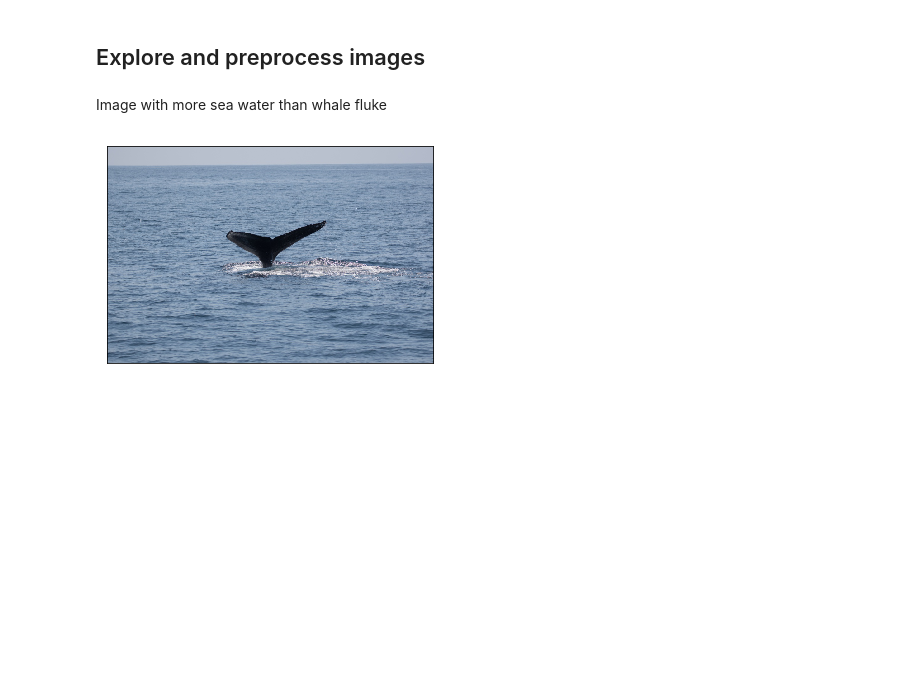
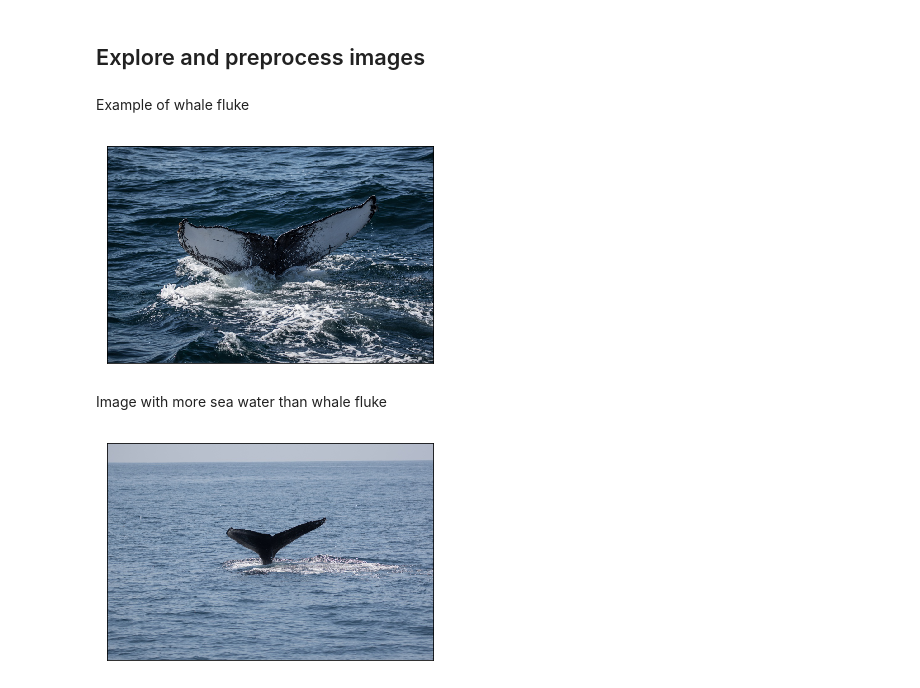
Before and after one commit to yxlee245/kaggle-whale-2018, a Jupyter notebook: Data_Preprocessing_v2.ipynb, the cells around one changed output. Cells and saved outputs as stored; diff of their text form; code cells hidden in the pictures; blank space fills up the shorter version.

```diff
--- a/Data_Preprocessing_v2.ipynb
+++ b/Data_Preprocessing_v2.ipynb
@@ -51,5 +50,14 @@ plt.savefig('class_distribution.png')
 # %% [markdown]
 ## Explore and preprocess images
+# %% [markdown]
+Example of whale fluke
+# %%
+image = skimage.io.imread('data/raw/train/0000e88ab.jpg')
+plt.imshow(image)
+plt.tick_params(axis='both', bottom=False, left=False, labelbottom=False, labelleft=False)
+plt.savefig('image_example.png')
+# %% [output]
+[figure, added]
 # %% [markdown]
 Image with more sea water than whale fluke
 # %%
```
Also changed, not shown: parts of 6 cells of this notebook.
